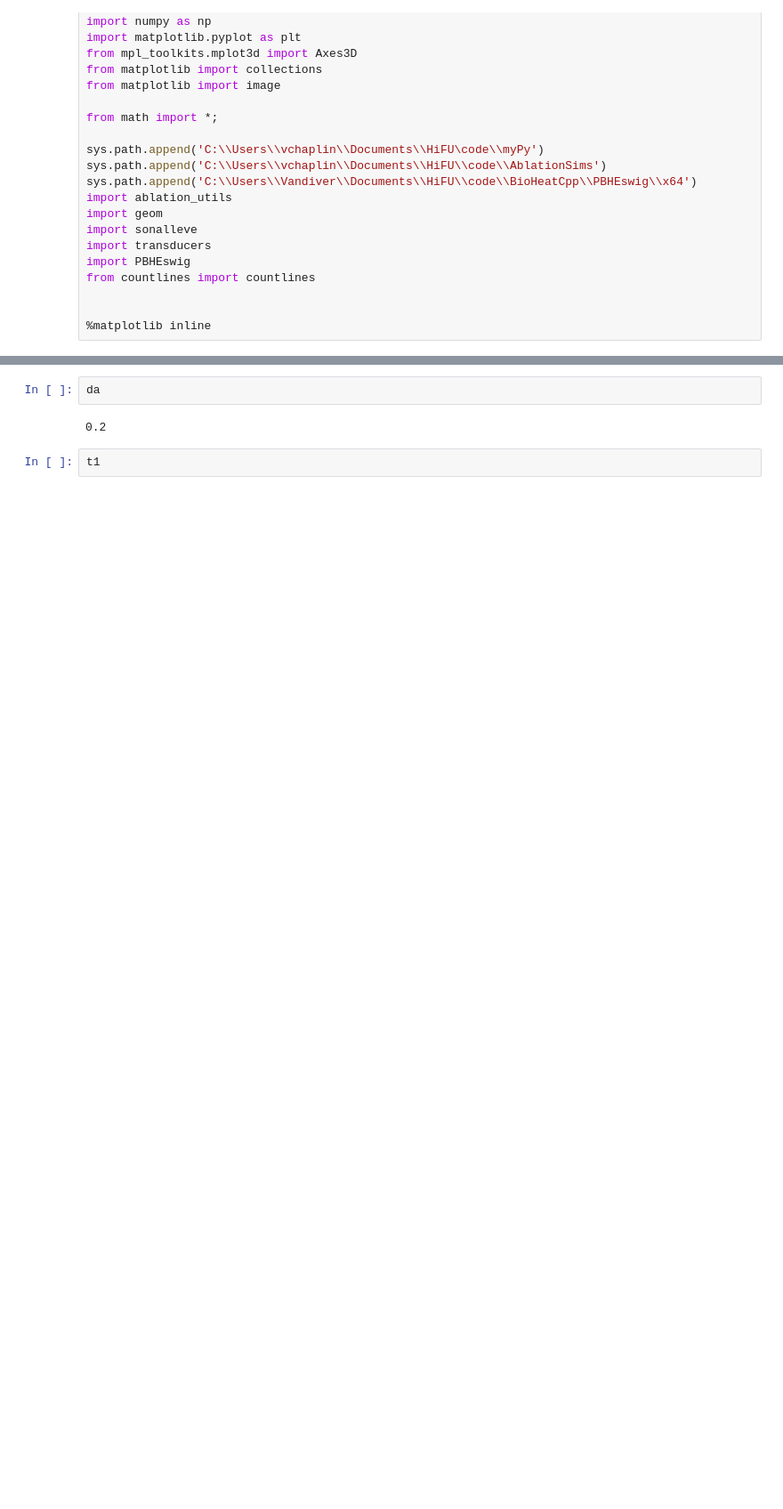
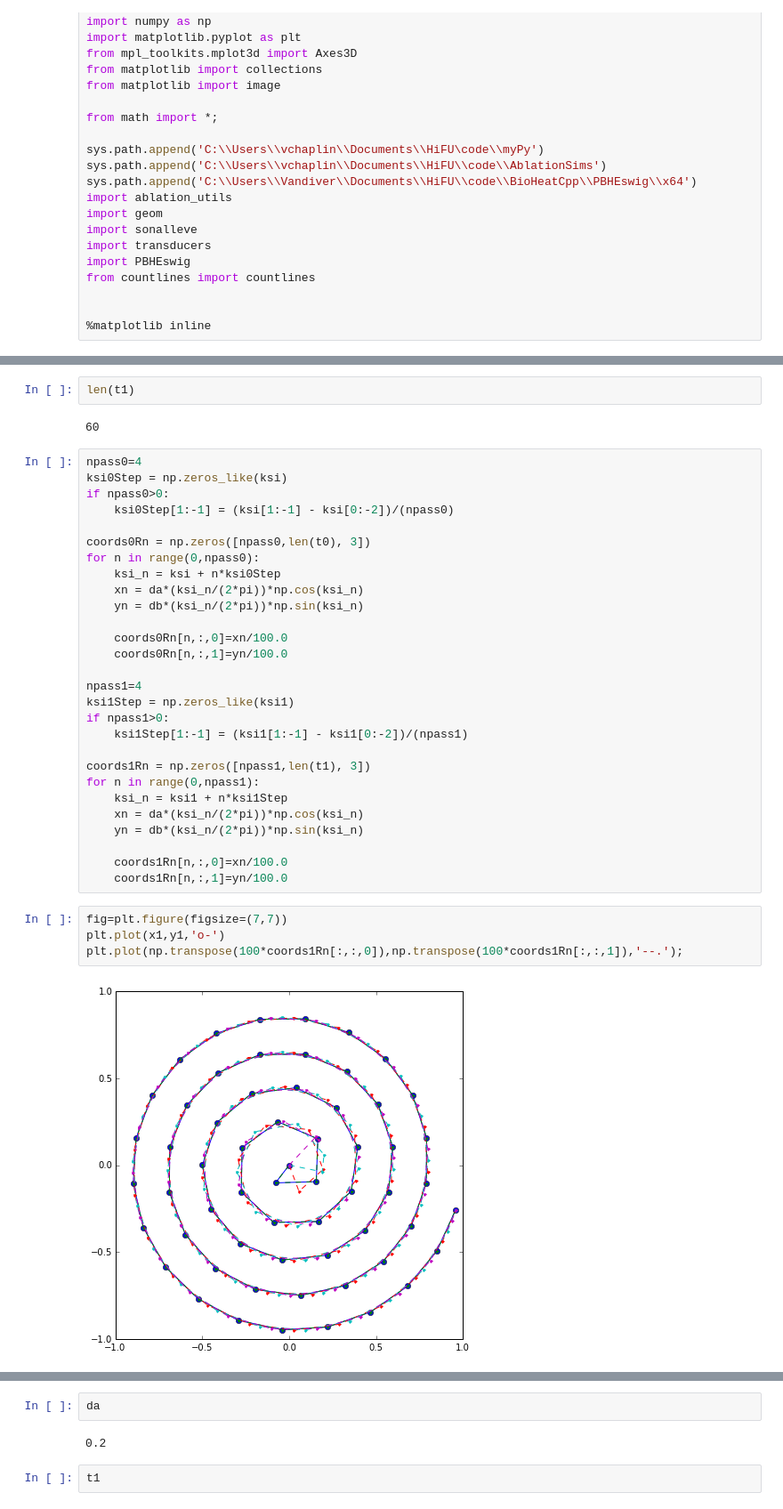
Before and after one commit to vlchaplin/fus_thermalmodelling, a Jupyter notebook: mugenot_trajectory.ipynb, the cells around one changed output, grey strips where cells are left out. Shown at 89% size. Saved outputs shown, nothing was run; the diff lists cells and outputs as text; blank space fills up the shorter version.

```diff
--- a/mugenot_trajectory.ipynb
+++ b/mugenot_trajectory.ipynb
@@ -61,3 +61,41 @@ coords0[:,1]=y0/100.0
 coords1 = np.zeros([len(t1), 3])
 coords1[:,0]=x1/100.0
 coords1[:,1]=y1/100.0
+# %%
+len(t1)
+# %% [output]
+60
+# %%
+npass0=4
+ksi0Step = np.zeros_like(ksi)
+if npass0>0:
+    ksi0Step[1:-1] = (ksi[1:-1] - ksi[0:-2])/(npass0)
+
+coords0Rn = np.zeros([npass0,len(t0), 3])
+for n in range(0,npass0):
+    ksi_n = ksi + n*ksi0Step
+    xn = da*(ksi_n/(2*pi))*np.cos(ksi_n)
+    yn = db*(ksi_n/(2*pi))*np.sin(ksi_n)
+
+    coords0Rn[n,:,0]=xn/100.0
+    coords0Rn[n,:,1]=yn/100.0
+
+npass1=4
+ksi1Step = np.zeros_like(ksi1)
+if npass1>0:
+    ksi1Step[1:-1] = (ksi1[1:-1] - ksi1[0:-2])/(npass1)
+
+coords1Rn = np.zeros([npass1,len(t1), 3])
+for n in range(0,npass1):
+    ksi_n = ksi1 + n*ksi1Step
+    xn = da*(ksi_n/(2*pi))*np.cos(ksi_n)
+    yn = db*(ksi_n/(2*pi))*np.sin(ksi_n)
+
+    coords1Rn[n,:,0]=xn/100.0
+    coords1Rn[n,:,1]=yn/100.0
+# %%
+fig=plt.figure(figsize=(7,7))
+plt.plot(x1,y1,'o-')
+plt.plot(np.transpose(100*coords1Rn[:,:,0]),np.transpose(100*coords1Rn[:,:,1]),'--.');
+# %% [output]
+[figure, added]
```
Also changed, not shown: parts of 56 cells of this notebook, 4 other files.
